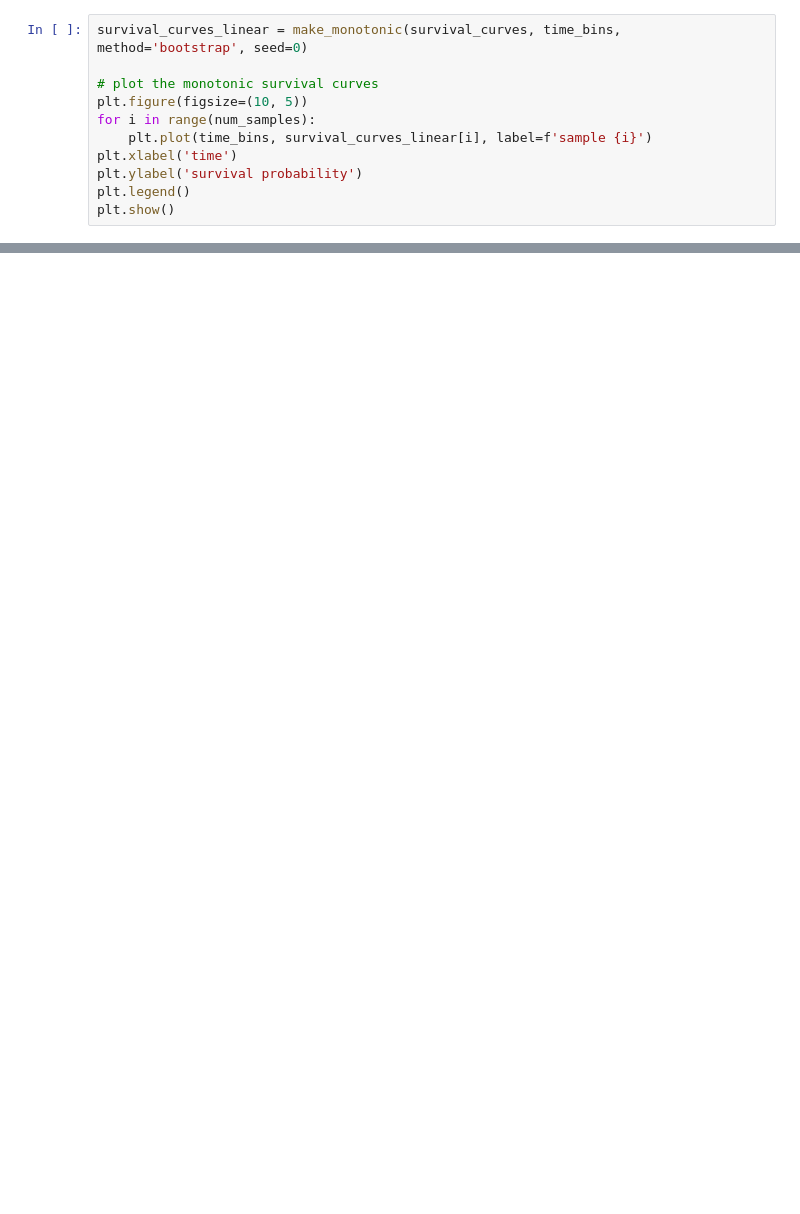
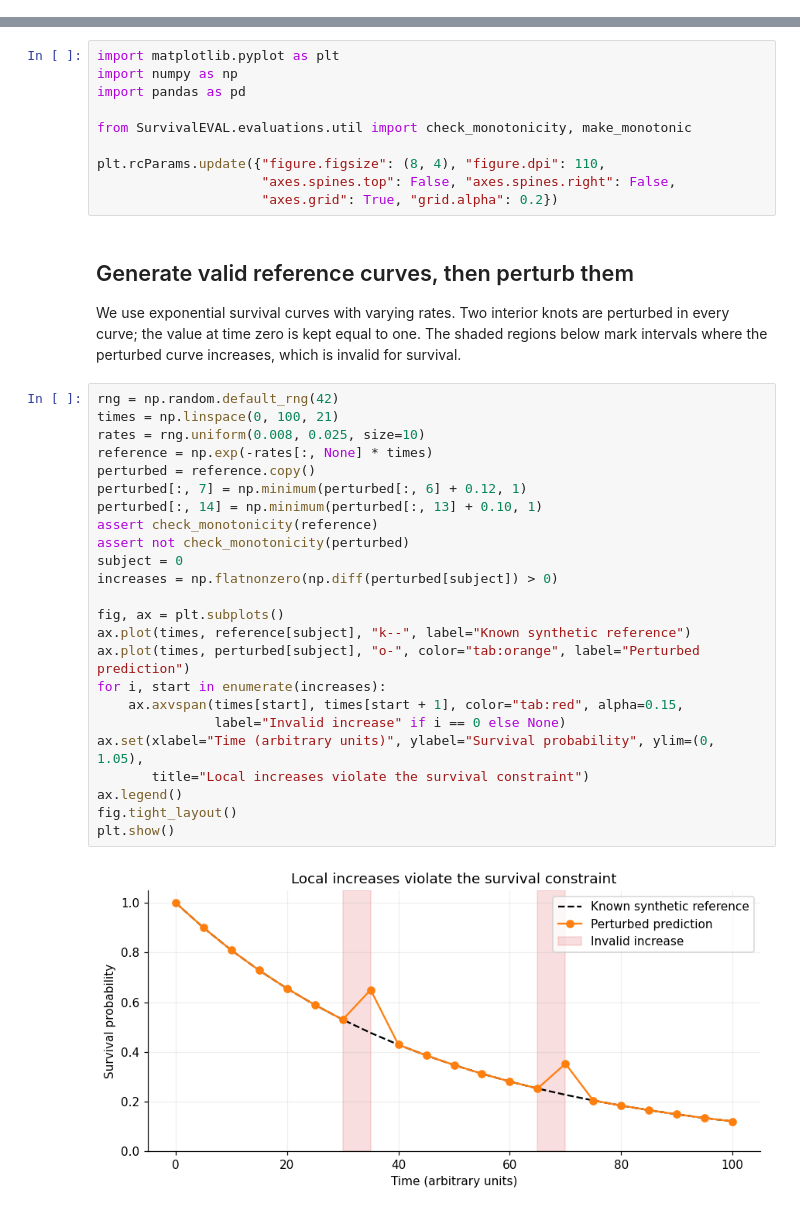
Before and after one commit to shi-ang/SurvivalEVAL, a Jupyter notebook: examples/Dealing_Non-Monotonic_Curves.ipynb, the cells around one changed output, grey strips where cells are left out. Drawn from its saved outputs; the diff is of its cells as text; blank space fills up the shorter version.

```diff
--- a/examples/Dealing_Non-Monotonic_Curves.ipynb
+++ b/examples/Dealing_Non-Monotonic_Curves.ipynb
@@ -119,11 +0,0 @@ The third method is `bootstrap`, which is proposed in Chernozhukov et al. (2010)
-# %%
-survival_curves_linear = make_monotonic(survival_curves, time_bins, method='bootstrap', seed=0)
-
-# plot the monotonic survival curves
-plt.figure(figsize=(10, 5))
-for i in range(num_samples):
-    plt.plot(time_bins, survival_curves_linear[i], label=f'sample {i}')
-plt.xlabel('time')
-plt.ylabel('survival probability')
-plt.legend()
-plt.show()
@@ -147,0 +12,42 @@ plt.show()
+# %%
+import matplotlib.pyplot as plt
+import numpy as np
+import pandas as pd
+
+from SurvivalEVAL.evaluations.util import check_monotonicity, make_monotonic
+
+plt.rcParams.update({"figure.figsize": (8, 4), "figure.dpi": 110,
+                     "axes.spines.top": False, "axes.spines.right": False,
+                     "axes.grid": True, "grid.alpha": 0.2})
+# %% [markdown]
+## Generate valid reference curves, then perturb them
+
+We use exponential survival curves with varying rates. Two interior knots are perturbed
+in every curve; the value at time zero is kept equal to one. The shaded regions below
+mark intervals where the perturbed curve increases, which is invalid for survival.
+# %%
+rng = np.random.default_rng(42)
+times = np.linspace(0, 100, 21)
+rates = rng.uniform(0.008, 0.025, size=10)
+reference = np.exp(-rates[:, None] * times)
+perturbed = reference.copy()
+perturbed[:, 7] = np.minimum(perturbed[:, 6] + 0.12, 1)
+perturbed[:, 14] = np.minimum(perturbed[:, 13] + 0.10, 1)
+assert check_monotonicity(reference)
+assert not check_monotonicity(perturbed)
+subject = 0
+increases = np.flatnonzero(np.diff(perturbed[subject]) > 0)
+
+fig, ax = plt.subplots()
+ax.plot(times, reference[subject], "k--", label="Known synthetic reference")
+ax.plot(times, perturbed[subject], "o-", color="tab:orange", label="Perturbed prediction")
+for i, start in enumerate(increases):
+    ax.axvspan(times[start], times[start + 1], color="tab:red", alpha=0.15,
+               label="Invalid increase" if i == 0 else None)
+ax.set(xlabel="Time (arbitrary units)", ylabel="Survival probability", ylim=(0, 1.05),
+       title="Local increases violate the survival constraint")
+ax.legend()
+fig.tight_layout()
+plt.show()
+# %% [output]
+[figure, added]
```
Also changed, not shown: parts of 22 cells of this notebook, 8 other files.
